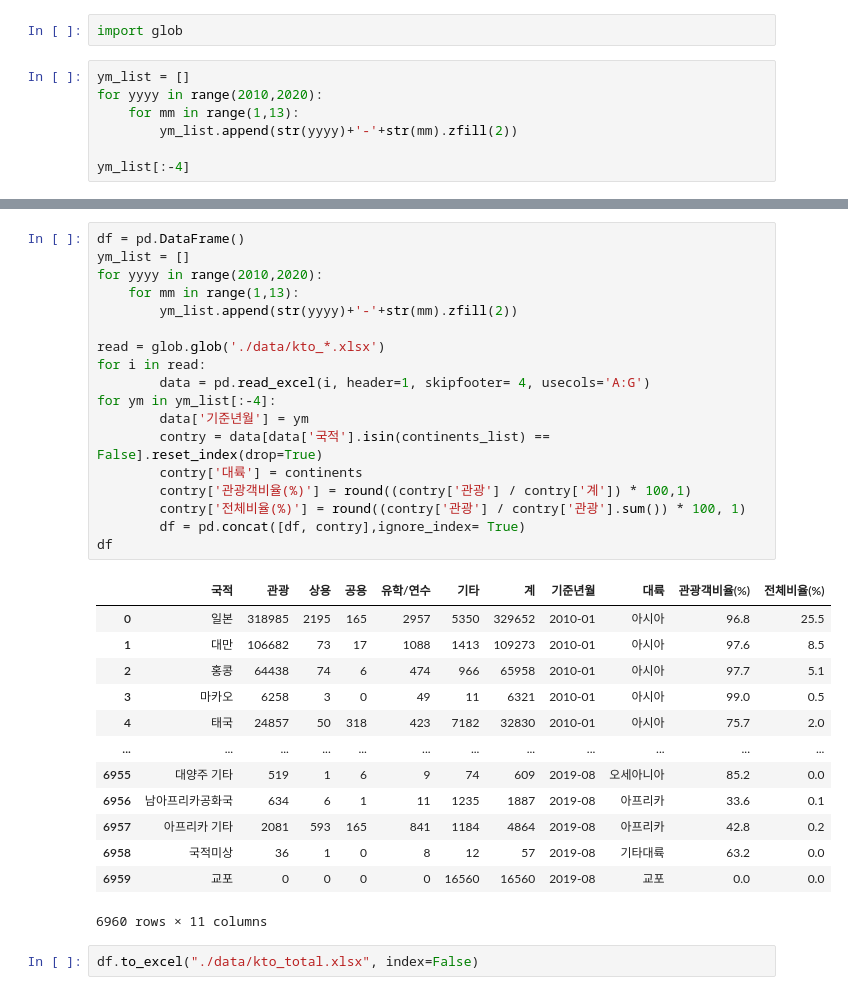
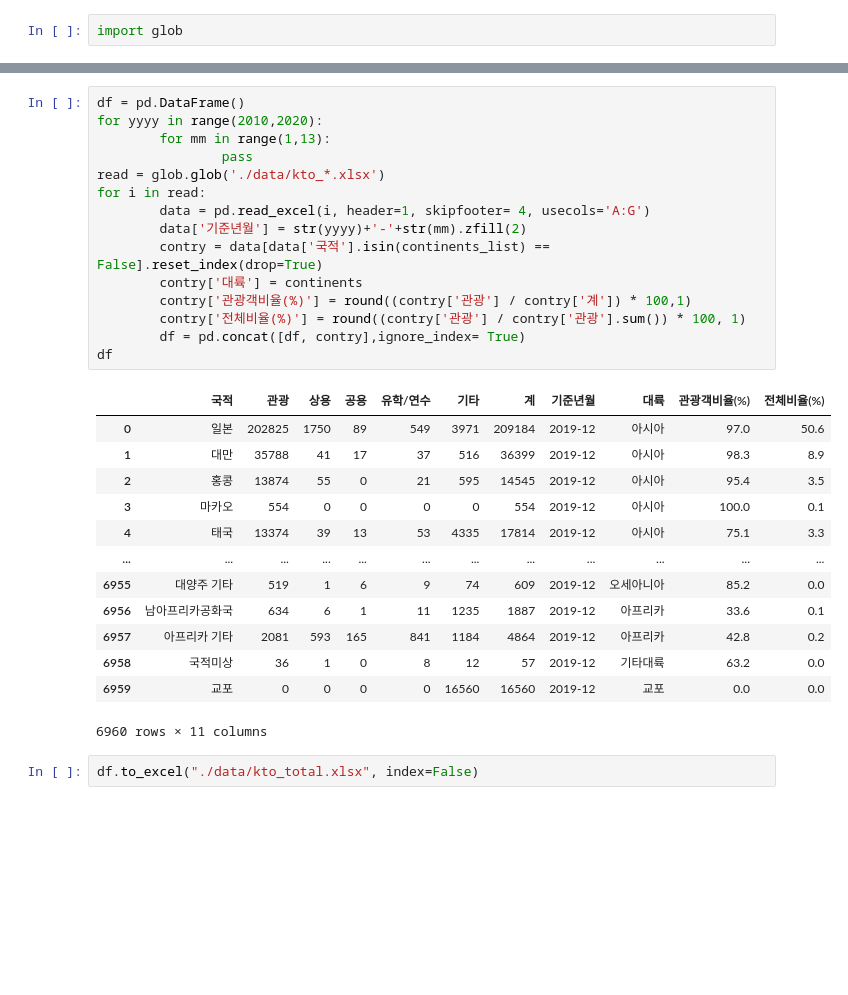
Before and after one commit to JBindio/StudyPython, a Jupyter notebook: 05.bigdata/02practice.ipynb, the cells around one changed output, grey strips where cells are left out. Saved outputs shown, nothing was run; the diff lists cells and outputs as text; blank space fills up the shorter version.

```diff
--- a/05.bigdata/02practice.ipynb
+++ b/05.bigdata/02practice.ipynb
@@ -248,10 +248,3 @@ kto_201901_contry
 # 전체 통합 후 조회하기
 # %%
 import glob
-# %%
-ym_list = []
-for yyyy in range(2010,2020):
-    for mm in range(1,13):
-        ym_list.append(str(yyyy)+'-'+str(mm).zfill(2))
-
-ym_list[:-4]
@@ -276,34 +251,31 @@ ym_list[:-4]
 # %%
 df = pd.DataFrame()
-ym_list = []
 for yyyy in range(2010,2020):
-    for mm in range(1,13):
-        ym_list.append(str(yyyy)+'-'+str(mm).zfill(2))
-
+        for mm in range(1,13):
+                pass
 read = glob.glob('./data/kto_*.xlsx')
 for i in read:
         data = pd.read_excel(i, header=1, skipfooter= 4, usecols='A:G')
-for ym in ym_list[:-4]:
-        data['기준년월'] = ym
+        data['기준년월'] = str(yyyy)+'-'+str(mm).zfill(2)
         contry = data[data['국적'].isin(continents_list) == False].reset_index(drop=True)
         contry['대륙'] = continents
         contry['관광객비율(%)'] = round((contry['관광'] / contry['계']) * 100,1)
         contry['전체비율(%)'] = round((contry['관광'] / contry['관광'].sum()) * 100, 1)
         df = pd.concat([df, contry],ignore_index= True)
 df
 # %% [output]
 |  | 국적 | 관광 | 상용 | 공용 | 유학/연수 | 기타 | 계 | 기준년월 | 대륙 | 관광객비율(%) | 전체비율(%) |
-| 0 | 일본 | 318985 | 2195 | 165 | 2957 | 5350 | 329652 | 2010-01 | 아시아 | 96.8 | 25.5 |
-| 1 | 대만 | 106682 | 73 | 17 | 1088 | 1413 | 109273 | 2010-01 | 아시아 | 97.6 | 8.5 |
-| 2 | 홍콩 | 64438 | 74 | 6 | 474 | 966 | 65958 | 2010-01 | 아시아 | 97.7 | 5.1 |
-| 3 | 마카오 | 6258 | 3 | 0 | 49 | 11 | 6321 | 2010-01 | 아시아 | 99.0 | 0.5 |
-| 4 | 태국 | 24857 | 50 | 318 | 423 | 7182 | 32830 | 2010-01 | 아시아 | 75.7 | 2.0 |
+| 0 | 일본 | 202825 | 1750 | 89 | 549 | 3971 | 209184 | 2019-12 | 아시아 | 97.0 | 50.6 |
+| 1 | 대만 | 35788 | 41 | 17 | 37 | 516 | 36399 | 2019-12 | 아시아 | 98.3 | 8.9 |
+| 2 | 홍콩 | 13874 | 55 | 0 | 21 | 595 | 14545 | 2019-12 | 아시아 | 95.4 | 3.5 |
+| 3 | 마카오 | 554 | 0 | 0 | 0 | 0 | 554 | 2019-12 | 아시아 | 100.0 | 0.1 |
+| 4 | 태국 | 13374 | 39 | 13 | 53 | 4335 | 17814 | 2019-12 | 아시아 | 75.1 | 3.3 |
 | ... | ... | ... | ... | ... | ... | ... | ... | ... | ... | ... | ... |
-| 6955 | 대양주 기타 | 519 | 1 | 6 | 9 | 74 | 609 | 2019-08 | 오세아니아 | 85.2 | 0.0 |
-| 6956 | 남아프리카공화국 | 634 | 6 | 1 | 11 | 1235 | 1887 | 2019-08 | 아프리카 | 33.6 | 0.1 |
-| 6957 | 아프리카 기타 | 2081 | 593 | 165 | 841 | 1184 | 4864 | 2019-08 | 아프리카 | 42.8 | 0.2 |
-| 6958 | 국적미상 | 36 | 1 | 0 | 8 | 12 | 57 | 2019-08 | 기타대륙 | 63.2 | 0.0 |
-| 6959 | 교포 | 0 | 0 | 0 | 0 | 16560 | 16560 | 2019-08 | 교포 | 0.0 | 0.0 |
+| 6955 | 대양주 기타 | 519 | 1 | 6 | 9 | 74 | 609 | 2019-12 | 오세아니아 | 85.2 | 0.0 |
+| 6956 | 남아프리카공화국 | 634 | 6 | 1 | 11 | 1235 | 1887 | 2019-12 | 아프리카 | 33.6 | 0.1 |
+| 6957 | 아프리카 기타 | 2081 | 593 | 165 | 841 | 1184 | 4864 | 2019-12 | 아프리카 | 42.8 | 0.2 |
+| 6958 | 국적미상 | 36 | 1 | 0 | 8 | 12 | 57 | 2019-12 | 기타대륙 | 63.2 | 0.0 |
+| 6959 | 교포 | 0 | 0 | 0 | 0 | 16560 | 16560 | 2019-12 | 교포 | 0.0 | 0.0 |
 6960 rows × 11 columns
 # %%
 df.to_excel("./data/kto_total.xlsx", index=False)
```
Also changed, not shown: parts of 2 cells of this notebook, 1 other file.
